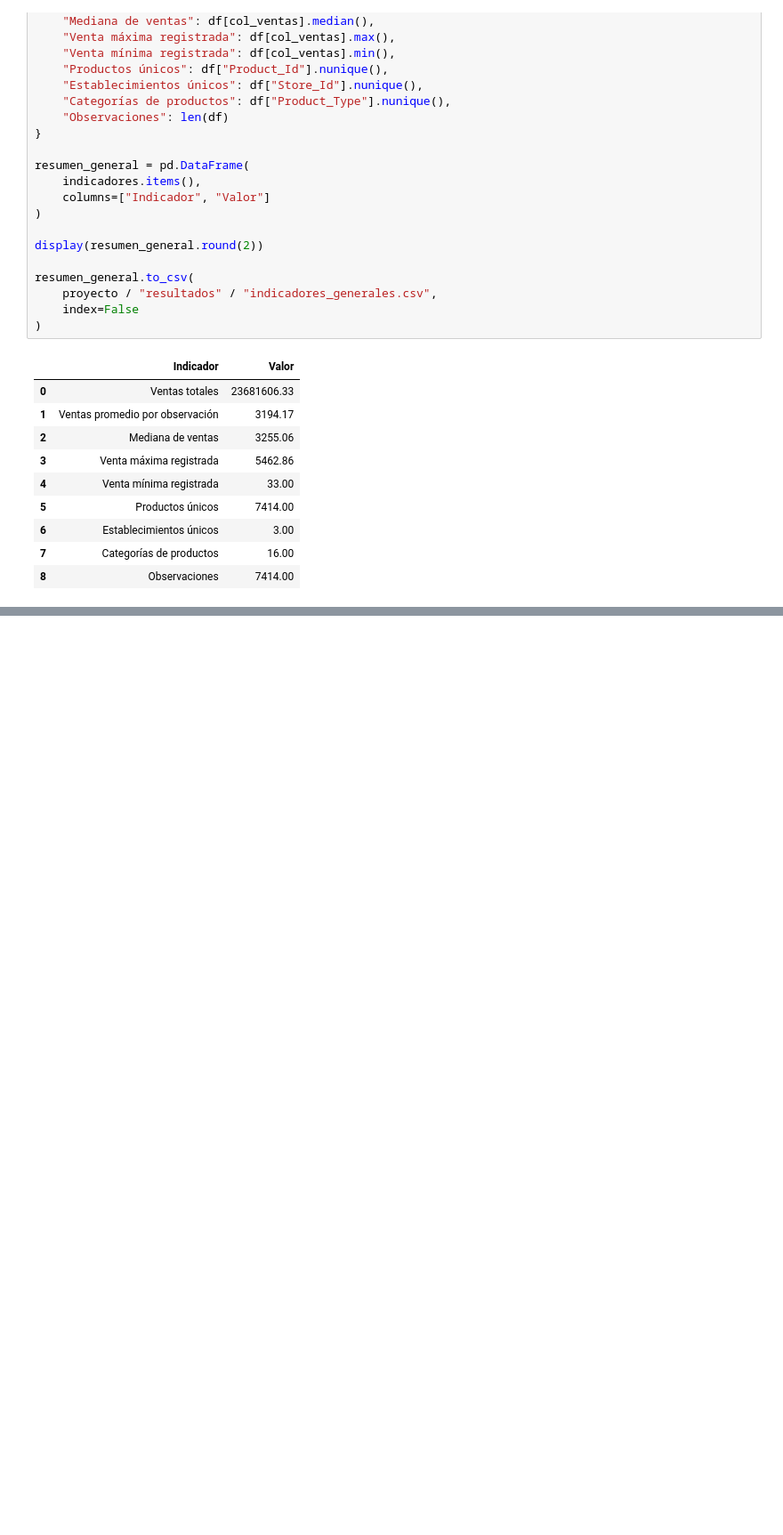
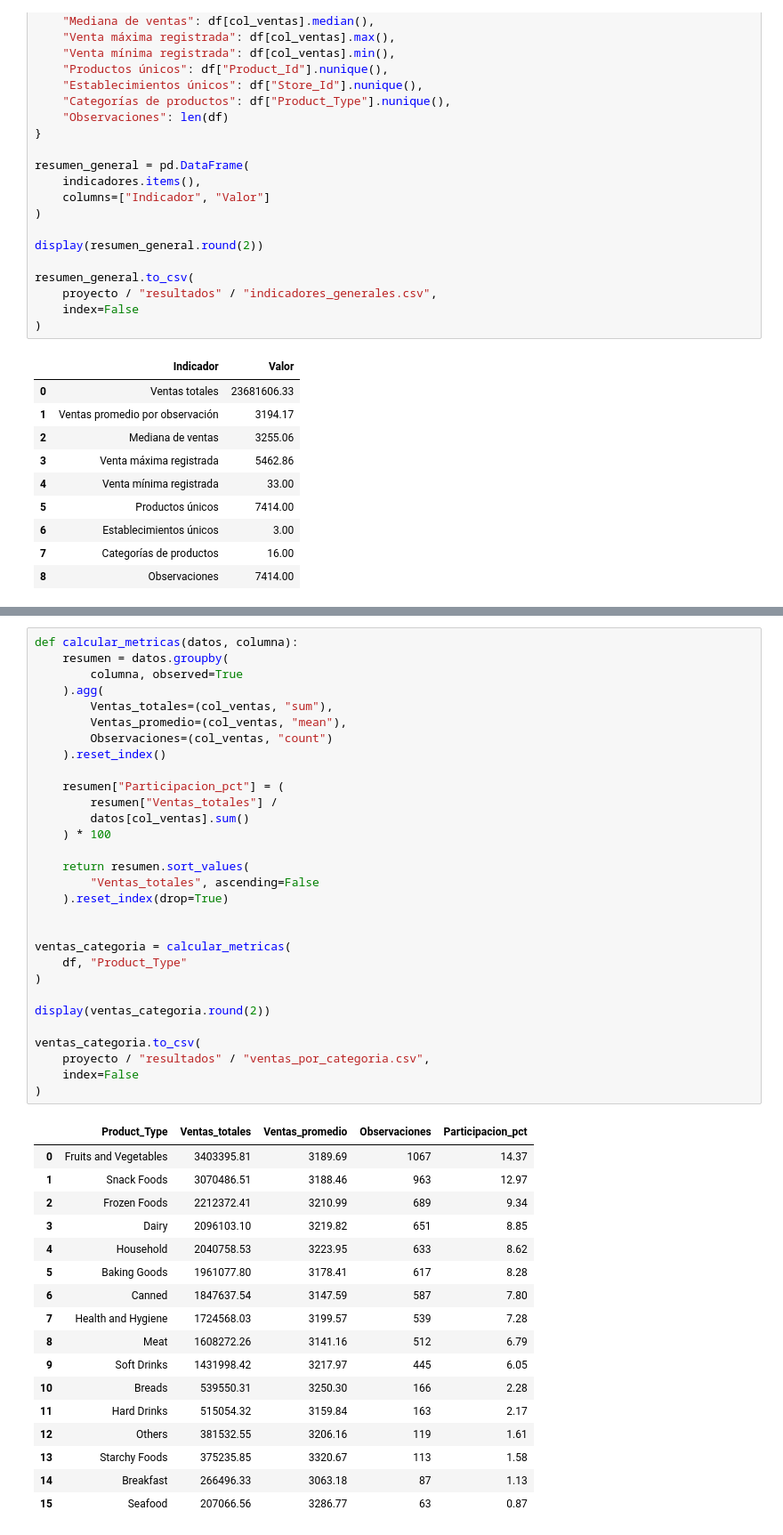
Before and after one commit to Sofimicu0105/Analitica-de-Datos, a Jupyter notebook: Proyecto-Integrador-EA2/notebooks/metricas_visualizaciones.ipynb, the cells around one changed output, grey strips where cells are left out. Shown at 89% size. Drawn from its saved outputs; the diff is of its cells as text; blank space fills up the shorter version.

Commit message:
feat: metricas, visualizaciones y analisis de las seis preguntas de negocio

```diff
--- a/Proyecto-Integrador-EA2/notebooks/metricas_visualizaciones.ipynb
+++ b/Proyecto-Integrador-EA2/notebooks/metricas_visualizaciones.ipynb
@@ -106,0 +131,48 @@ resumen_general.to_csv(
+# %%
+def calcular_metricas(datos, columna):
+    resumen = datos.groupby(
+        columna, observed=True
+    ).agg(
+        Ventas_totales=(col_ventas, "sum"),
+        Ventas_promedio=(col_ventas, "mean"),
+        Observaciones=(col_ventas, "count")
+    ).reset_index()
+
+    resumen["Participacion_pct"] = (
+        resumen["Ventas_totales"] /
+        datos[col_ventas].sum()
+    ) * 100
+
+    return resumen.sort_values(
+        "Ventas_totales", ascending=False
+    ).reset_index(drop=True)
+
+
+ventas_categoria = calcular_metricas(
+    df, "Product_Type"
+)
+
+display(ventas_categoria.round(2))
+
+ventas_categoria.to_csv(
+    proyecto / "resultados" / "ventas_por_categoria.csv",
+    index=False
+)
+# %% [output]
+|  | Product_Type | Ventas_totales | Ventas_promedio | Observaciones | Participacion_pct |
+| 0 | Fruits and Vegetables | 3403395.81 | 3189.69 | 1067 | 14.37 |
+| 1 | Snack Foods | 3070486.51 | 3188.46 | 963 | 12.97 |
+| 2 | Frozen Foods | 2212372.41 | 3210.99 | 689 | 9.34 |
+| 3 | Dairy | 2096103.10 | 3219.82 | 651 | 8.85 |
+| 4 | Household | 2040758.53 | 3223.95 | 633 | 8.62 |
+| 5 | Baking Goods | 1961077.80 | 3178.41 | 617 | 8.28 |
+| 6 | Canned | 1847637.54 | 3147.59 | 587 | 7.80 |
+| 7 | Health and Hygiene | 1724568.03 | 3199.57 | 539 | 7.28 |
+| 8 | Meat | 1608272.26 | 3141.16 | 512 | 6.79 |
+| 9 | Soft Drinks | 1431998.42 | 3217.97 | 445 | 6.05 |
+| 10 | Breads | 539550.31 | 3250.30 | 166 | 2.28 |
+| 11 | Hard Drinks | 515054.32 | 3159.84 | 163 | 2.17 |
+| 12 | Others | 381532.55 | 3206.16 | 119 | 1.61 |
+| 13 | Starchy Foods | 375235.85 | 3320.67 | 113 | 1.58 |
+| 14 | Breakfast | 266496.33 | 3063.18 | 87 | 1.13 |
+| 15 | Seafood | 207066.56 | 3286.77 | 63 | 0.87 |
```
Also changed, not shown: parts of 33 cells of this notebook, 19 other files.
